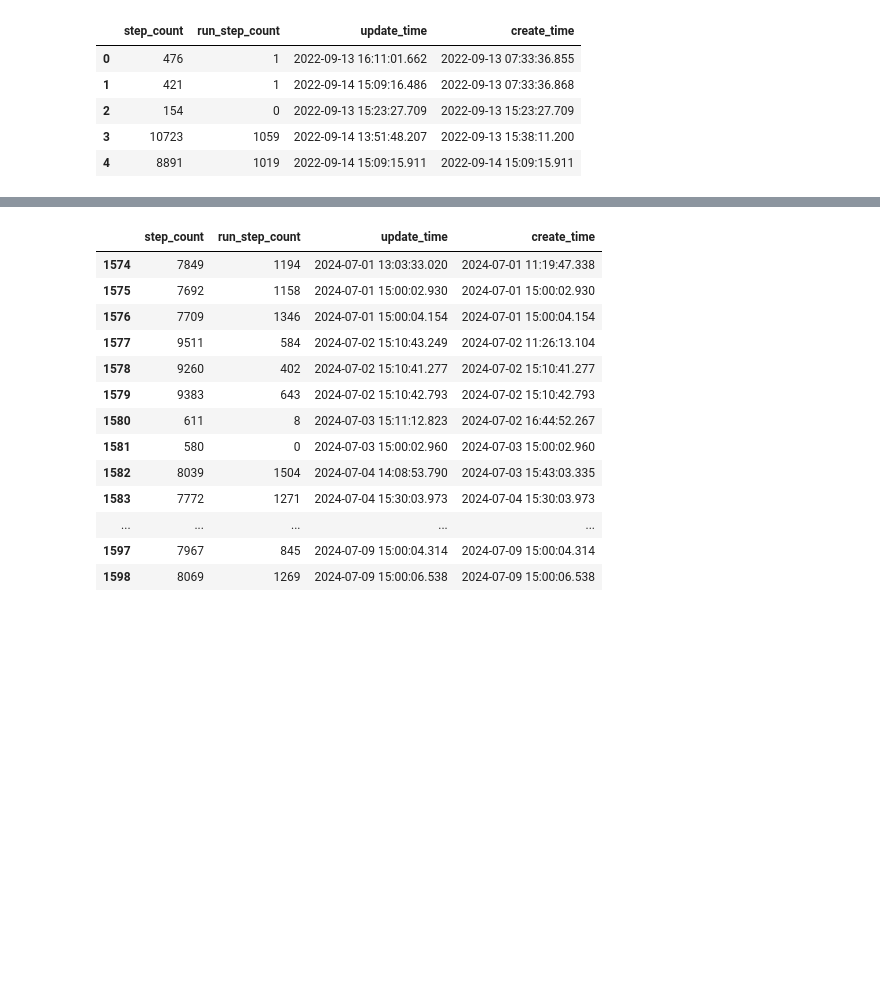
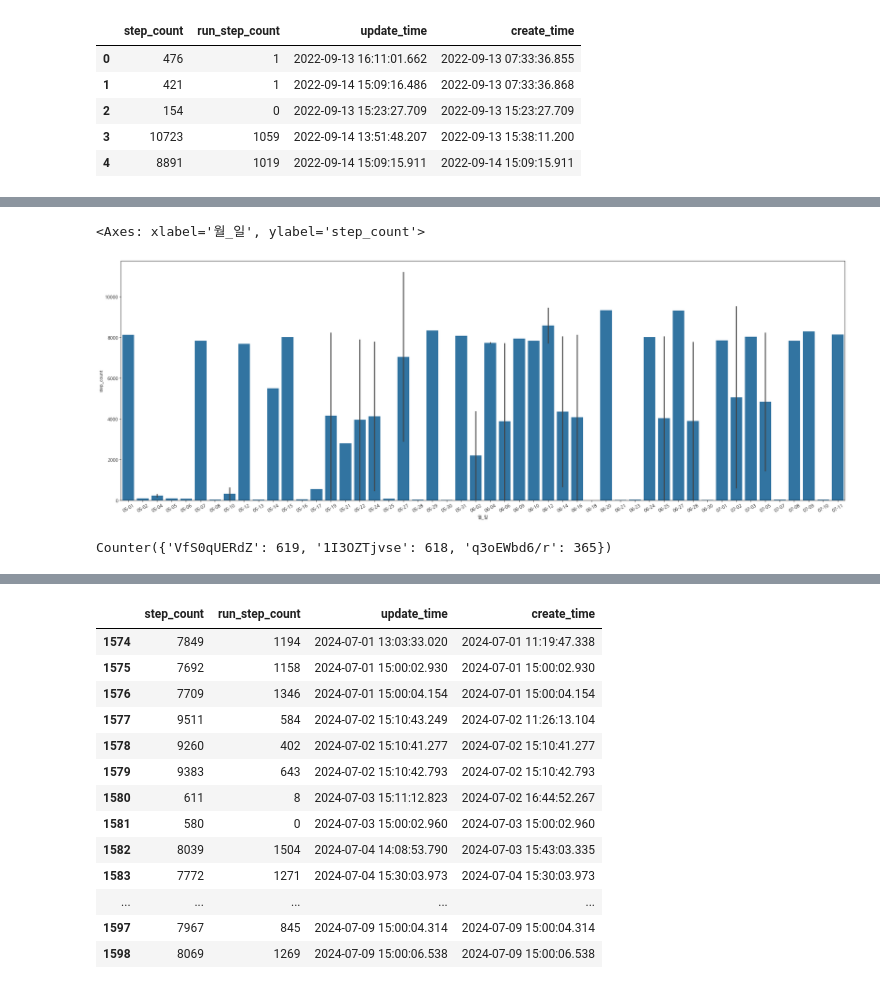
Before and after one commit to Song-Juntae/data_analysis, a Jupyter notebook: 나의정보/운동정보.ipynb, the cells around one changed output, grey strips where cells are left out. Drawn from its saved outputs; the diff is of its cells as text; code cells hidden in the pictures; blank space fills up the shorter version.

```diff
--- a/나의정보/운동정보.ipynb
+++ b/나의정보/운동정보.ipynb
@@ -3,3 +1,20 @@ import pandas as pd
+# %%
+from collections import Counter
+
+import numpy as np
+import pandas as pd
+import matplotlib.pyplot as plt
+import matplotlib.font_manager as fm
+
+font_path = '/usr/share/fonts/truetype/nanum/NanumGothic.ttf'
+fm.fontManager.addfont(font_path)
+font_name = fm.FontProperties(fname=font_path).get_name()
+plt.rcParams['font.family'] = font_name
+plt.rcParams['axes.unicode_minus'] = False
+
+%matplotlib inline
+
+import seaborn as sns
 # %%
 col = [
     'create_sh_ver',
@@ -37,3 +52,17 @@ df[사용할컬럼].head()
 | 2 | 154 | 0 | 2022-09-13 15:23:27.709 | 2022-09-13 15:23:27.709 |
 | 3 | 10723 | 1059 | 2022-09-14 13:51:48.207 | 2022-09-13 15:38:11.200 |
 | 4 | 8891 | 1019 | 2022-09-14 15:09:15.911 | 2022-09-14 15:09:15.911 |
+# %%
+m1 = df['update_time'] > '2024-01'
+# m2 = df['run_step_count'] > 100
+m_id = df['deviceuuid'] == 'VfS0qUERdZ'
+m = m1 & m_id
+
+사용할컬럼 = ['step_count','run_step_count', 'update_time', 'create_time', 'speed', 'distance', 'calorie', 'walk_step_count']
+
+df_2024 = df[m][사용할컬럼]
+df_2024['날짜']  = pd.to_datetime(df['create_time'])
+df_2024['월'] = df_2024['날짜'].dt.month
+df_2024['일'] = df_2024['날짜'].dt.day
+df_2024['월_일'] = df_2024['날짜'].dt.strftime('%m-%d')
+df_2024
@@ -39,0 +83,15 @@ df[사용할컬럼].head()
+# %%
+fig, ax = plt.subplots(
+    figsize=(30,10)
+)
+
+plt.xticks(rotation=30)
+
+sns.barplot(data=df_2024[df_2024['월'] >= 5], x='월_일', y='step_count', ax=ax)
+# %% [output]
+<Axes: xlabel='월_일', ylabel='step_count'>
+[figure, added]
+# %%
+Counter(df['deviceuuid'])
+# %% [output]
+Counter({'VfS0qUERdZ': 619, '1I3OZTjvse': 618, 'q3oEWbd6/r': 365})
```
Also changed, not shown: parts of 5 cells of this notebook, 4 other files.
